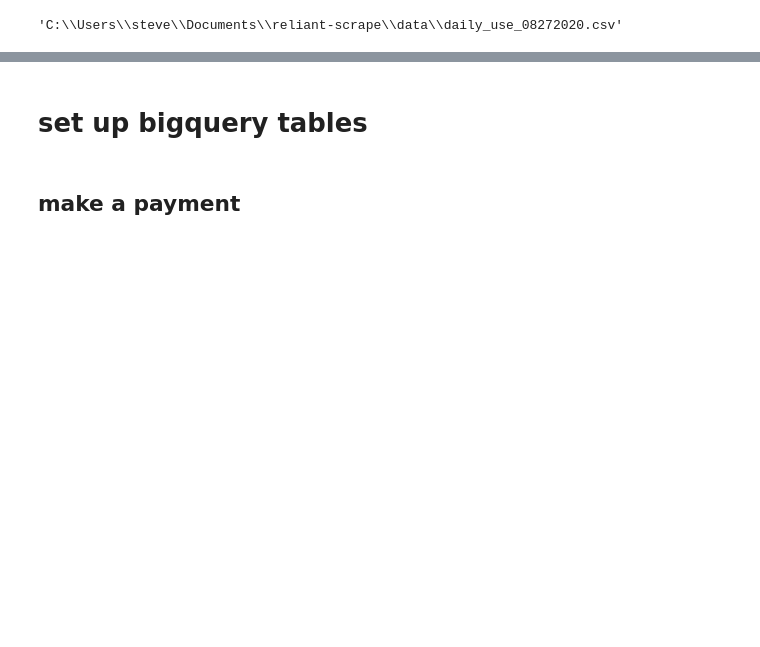
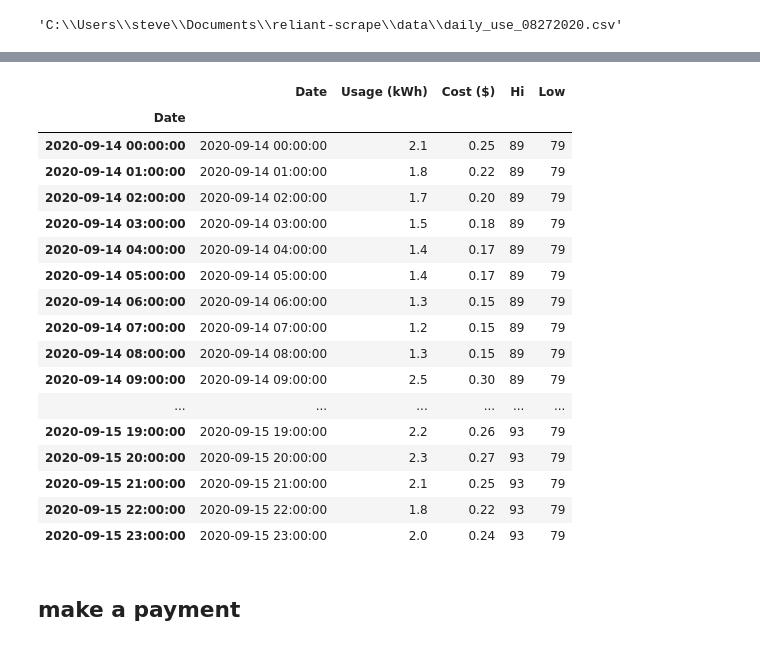
Before and after one commit to stevenhurwitt/reliant-scrape, a Jupyter notebook: reliant_webscrape.ipynb, the cells around one changed output, grey strips where cells are left out. Drawn from its saved outputs; the diff is of its cells as text; code cells hidden in the pictures; blank space fills up the shorter version.

```diff
--- a/reliant_webscrape.ipynb
+++ b/reliant_webscrape.ipynb
@@ -116,2 +111,0 @@ master.plot(y = 'Usage (kWh)')
-# %% [markdown]
-# set up bigquery tables
@@ -121,3 +112,26 @@ bqstorageclient = bigquery_storage.BigQueryStorageClient.from_service_account_js
+# %%
+master['Date'] = master.index
+master = master[['Date', 'Usage (kWh)', 'Cost ($)', 'Hi', 'Low']]
+master
+# %% [output]
+|  | Date | Usage (kWh) | Cost ($) | Hi | Low |
+| Date |  |  |  |  |  |
+| 2020-09-14 00:00:00 | 2020-09-14 00:00:00 | 2.1 | 0.25 | 89 | 79 |
+| 2020-09-14 01:00:00 | 2020-09-14 01:00:00 | 1.8 | 0.22 | 89 | 79 |
+| 2020-09-14 02:00:00 | 2020-09-14 02:00:00 | 1.7 | 0.20 | 89 | 79 |
+| 2020-09-14 03:00:00 | 2020-09-14 03:00:00 | 1.5 | 0.18 | 89 | 79 |
+| 2020-09-14 04:00:00 | 2020-09-14 04:00:00 | 1.4 | 0.17 | 89 | 79 |
+| 2020-09-14 05:00:00 | 2020-09-14 05:00:00 | 1.4 | 0.17 | 89 | 79 |
+| 2020-09-14 06:00:00 | 2020-09-14 06:00:00 | 1.3 | 0.15 | 89 | 79 |
+| 2020-09-14 07:00:00 | 2020-09-14 07:00:00 | 1.2 | 0.15 | 89 | 79 |
+| 2020-09-14 08:00:00 | 2020-09-14 08:00:00 | 1.3 | 0.15 | 89 | 79 |
+| 2020-09-14 09:00:00 | 2020-09-14 09:00:00 | 2.5 | 0.30 | 89 | 79 |
+| ... | ... | ... | ... | ... | ... |
+| 2020-09-15 19:00:00 | 2020-09-15 19:00:00 | 2.2 | 0.26 | 93 | 79 |
+| 2020-09-15 20:00:00 | 2020-09-15 20:00:00 | 2.3 | 0.27 | 93 | 79 |
+| 2020-09-15 21:00:00 | 2020-09-15 21:00:00 | 2.1 | 0.25 | 93 | 79 |
+| 2020-09-15 22:00:00 | 2020-09-15 22:00:00 | 1.8 | 0.22 | 93 | 79 |
+| 2020-09-15 23:00:00 | 2020-09-15 23:00:00 | 2.0 | 0.24 | 93 | 79 |
 # %% [markdown]
 ## make a payment
 # %%
```
Also changed, not shown: parts of 5 cells of this notebook, 6 other files.
